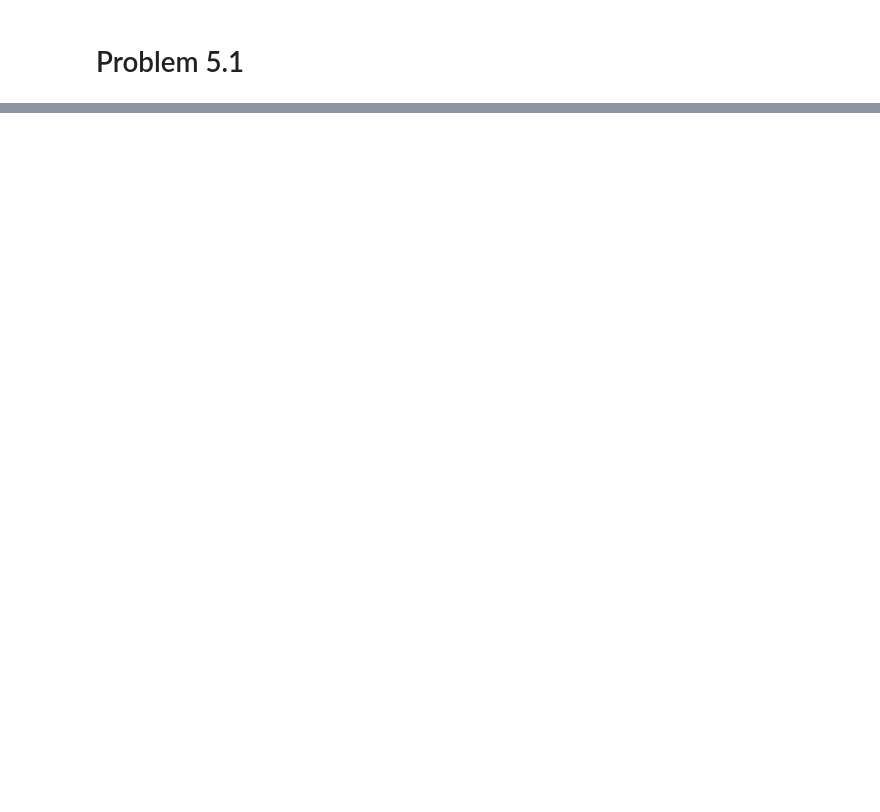
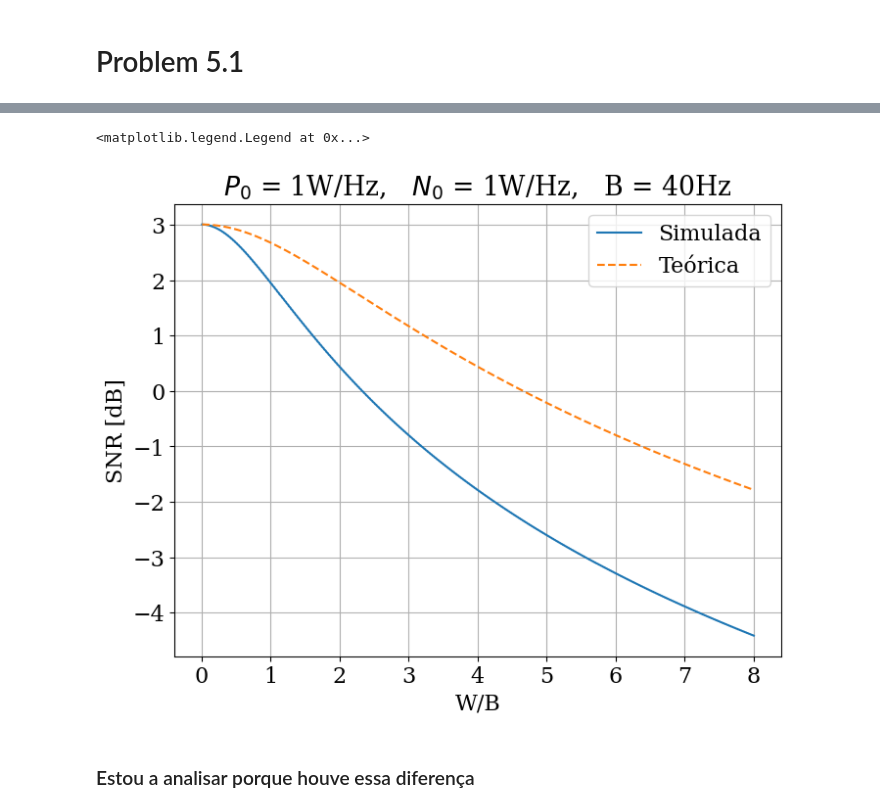
Before and after one commit to CaioRodrigues200/CommSystems, a Jupyter notebook: ProakisResolution.ipynb, the cells around one changed output, grey strips where cells are left out. Cells and saved outputs as stored; diff of their text form; code cells hidden in the pictures; blank space fills up the shorter version.

```diff
--- a/ProakisResolution.ipynb
+++ b/ProakisResolution.ipynb
@@ -57,0 +90,37 @@ print(np.abs(freqArray)<=40)
+# %%
+P0 = 1 # Power-spectral density at f=0 [W/Hz]
+B = 40 # 3-dB signal band [Hz]
+N0 = 1 # AWGN Power Spectral density [W/Hz]]
+
+WArray = np.linspace(0.01,8,1000)*B
+SNRArray = np.zeros(len(WArray))
+
+for i in range(len(WArray)):
+    freqArray = np.linspace(-640,640,10000)
+    Ssf = P0/(1+(freqArray/(B/2))**2)
+    rectFunc = [int(abs(x)<=WArray[i]/2) for x in freqArray]
+    NoiseArray = np.ones(len(freqArray))*N0/2
+
+    dx = (freqArray[-1]-freqArray[0])/len(freqArray)
+    PowerSig = trapz(Ssf*rectFunc,dx=dx)
+    PowerNoise = trapz(NoiseArray*rectFunc,dx=dx)
+
+    SNRArray[i] = np.log10(PowerSig/PowerNoise)*10
+
+XArray = WArray/B
+YArray = 4*P0*np.arctan(XArray/2)/(XArray*N0)
+YArray = np.log10(YArray)*10
+
+plt.figure(figsize=(8,6))
+plt.plot(WArray/B, SNRArray,label='Simulada')
+plt.plot(XArray,YArray,'--',label='Teórica')
+plt.grid()
+plt.xlabel('W/B')
+plt.ylabel('SNR [dB]')
+plt.title(f'$P_0$ = {P0}W/Hz,   $N_0$ = {N0}W/Hz,   B = {B}Hz')
+plt.legend()
+# %% [output]
+<matplotlib.legend.Legend at 0x...>
+[figure, added]
+# %% [markdown]
+### Estou a analisar porque houve essa diferença
```
Also changed, not shown: parts of 6 cells of this notebook.
